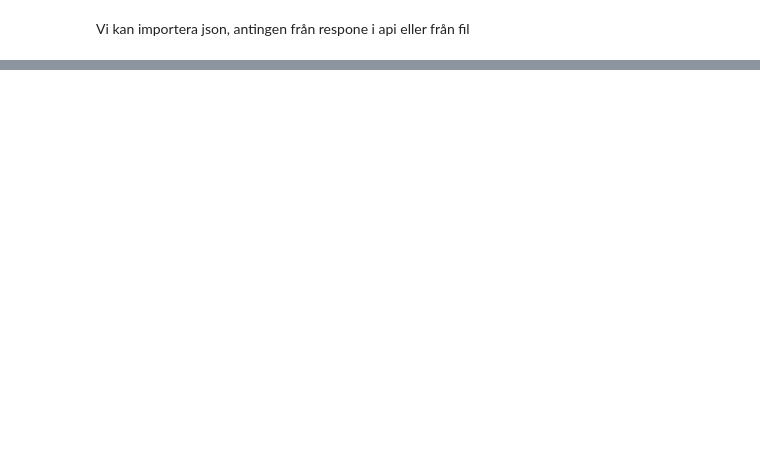
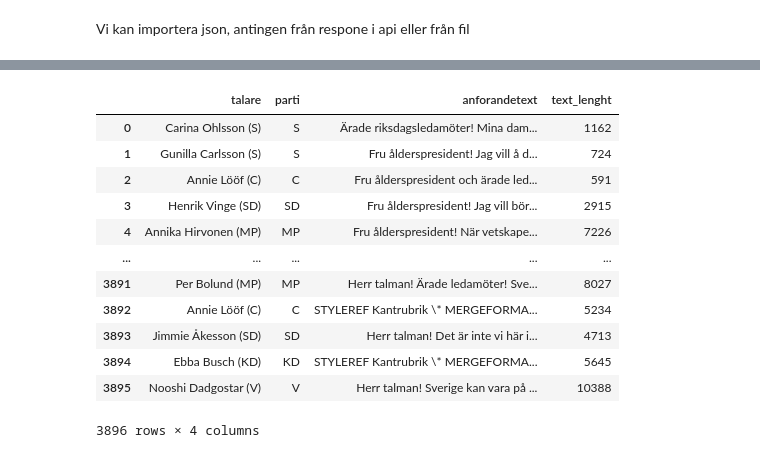
Before and after one commit to a-appelblom/DS_22_resources, a Jupyter notebook: lessons/lesson12GBG/main.ipynb, the cells around one changed output, grey strips where cells are left out. Drawn from its saved outputs; the diff is of its cells as text; code cells hidden in the pictures; blank space fills up the shorter version.

Commit message:
saving data in lesson 12 gbg

```diff
--- a/lessons/lesson12GBG/main.ipynb
+++ b/lessons/lesson12GBG/main.ipynb
@@ -194,0 +144,10 @@ df_from_json_file
+# %%
+df = pd.read_csv("data.csvt")
+filtered_df = df.filter(["talare", "parti", "anforandetext"])
+text_lenght = pd.Series(name="text_length", data=[len(row) for row in df["anforandetext"]])
+# df["text_length"] = 1
+text_lenght
+filtered_df["text_lenght"] = text_lenght
+df = pd.concat([df, filtered_df], axis=1)
+filtered_df["text_lenght"].hasnans
+df["text_lenght"].hasnans
@@ -194,0 +168,20 @@ df_from_json_file
+# %%
+filtered_df.to_csv("my_csv.csv")
+filtered_df.to_json("my_json.json")
+filtered_df.to_html("my_html.html")
+# filtered_df.to_sql("my_sql.sql")
+filtered_df
+# %% [output]
+|  | talare | parti | anforandetext | text_lenght |
+| 0 | Carina Ohlsson (S) | S | Ärade riksdagsledamöter! Mina dam... | 1162 |
+| 1 | Gunilla Carlsson (S) | S | Fru ålderspresident! Jag vill å d... | 724 |
+| 2 | Annie Lööf (C) | C | Fru ålderspresident och ärade led... | 591 |
+| 3 | Henrik Vinge (SD) | SD | Fru ålderspresident! Jag vill bör... | 2915 |
+| 4 | Annika Hirvonen (MP) | MP | Fru ålderspresident! När vetskape... | 7226 |
+| ... | ... | ... | ... | ... |
+| 3891 | Per Bolund (MP) | MP | Herr talman! Ärade ledamöter! Sve... | 8027 |
+| 3892 | Annie Lööf (C) | C | STYLEREF Kantrubrik \* MERGEFORMA... | 5234 |
+| 3893 | Jimmie Åkesson (SD) | SD | Herr talman! Det är inte vi här i... | 4713 |
+| 3894 | Ebba Busch (KD) | KD | STYLEREF Kantrubrik \* MERGEFORMA... | 5645 |
+| 3895 | Nooshi Dadgostar (V) | V | Herr talman! Sverige kan vara på ... | 10388 |
+3896 rows × 4 columns
```
Also changed, not shown: parts of 13 cells of this notebook, 8 other files.
